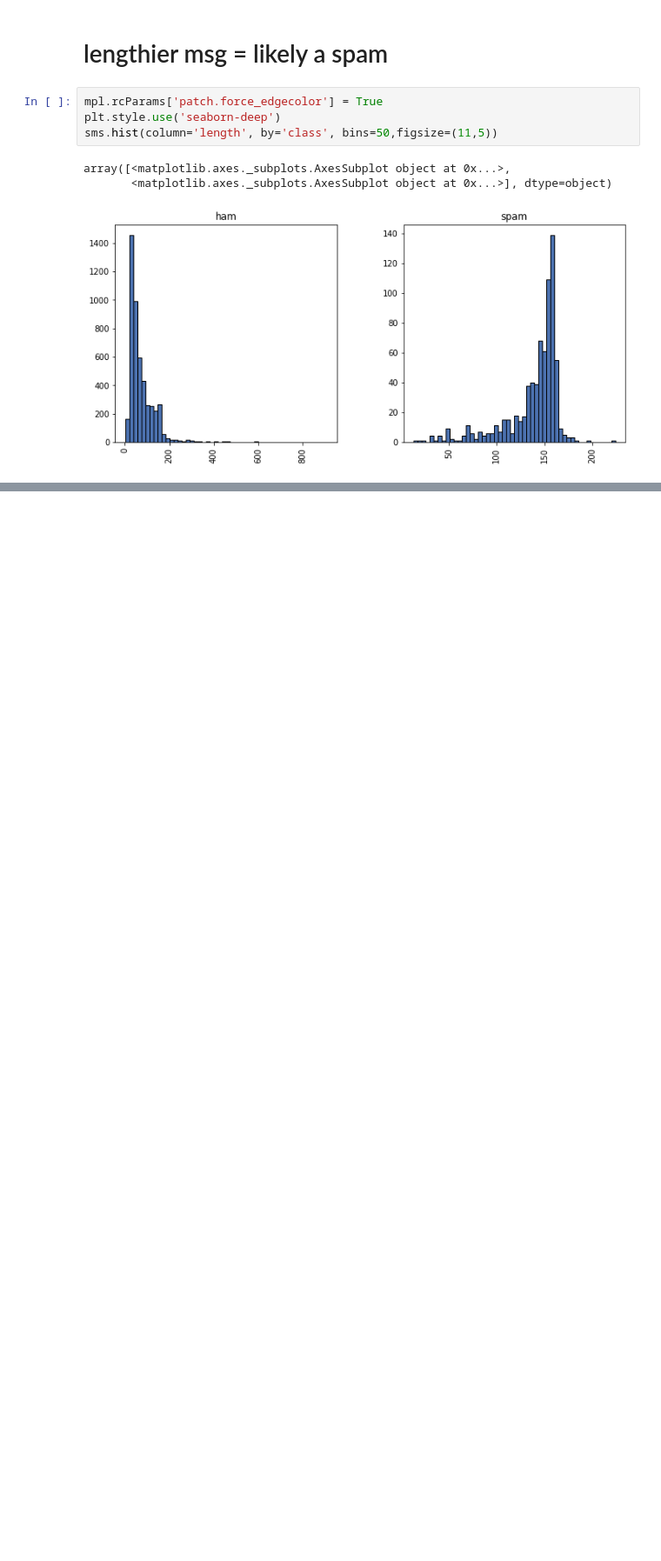
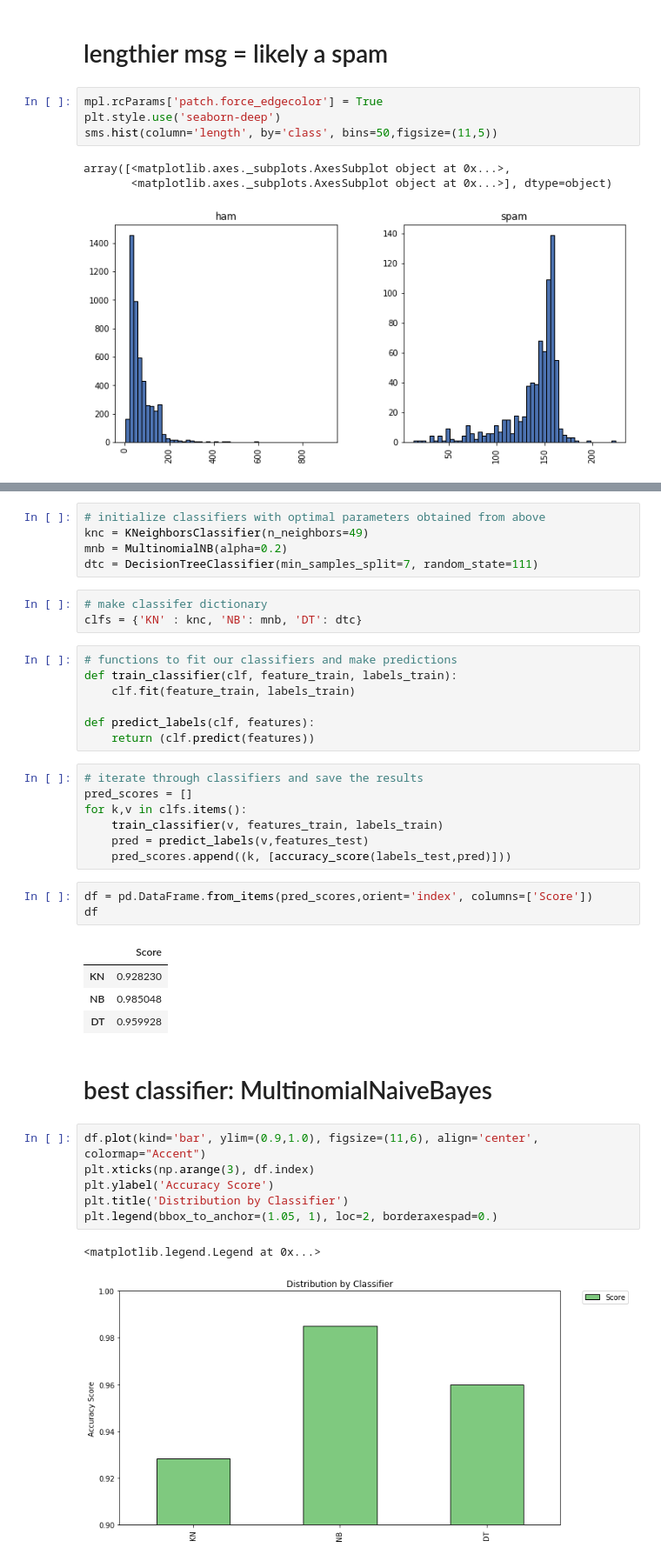
Before and after one commit to rachitrawat/SpamShield, a Jupyter notebook: main.ipynb, the cells around one changed output, grey strips where cells are left out. Shown: that part at 87% size. Cells and saved outputs as stored; diff of their text form; blank space fills up the shorter version.

```diff
--- a/main.ipynb
+++ b/main.ipynb
@@ -58,0 +154,41 @@ array([<matplotlib.axes._subplots.AxesSubplot object at 0x...>,
+# %%
+# initialize classifiers with optimal parameters obtained from above
+knc = KNeighborsClassifier(n_neighbors=49)
+mnb = MultinomialNB(alpha=0.2)
+dtc = DecisionTreeClassifier(min_samples_split=7, random_state=111)
+# %%
+# make classifer dictionary
+clfs = {'KN' : knc, 'NB': mnb, 'DT': dtc}
+# %%
+# functions to fit our classifiers and make predictions
+def train_classifier(clf, feature_train, labels_train):
+    clf.fit(feature_train, labels_train)
+
+def predict_labels(clf, features):
+    return (clf.predict(features))
+# %%
+# iterate through classifiers and save the results
+pred_scores = []
+for k,v in clfs.items():
+    train_classifier(v, features_train, labels_train)
+    pred = predict_labels(v,features_test)
+    pred_scores.append((k, [accuracy_score(labels_test,pred)]))
+# %%
+df = pd.DataFrame.from_items(pred_scores,orient='index', columns=['Score'])
+df
+# %% [output]
+|  | Score |
+| KN | 0.928230 |
+| NB | 0.985048 |
+| DT | 0.959928 |
+# %% [markdown]
+# best classifier: MultinomialNaiveBayes
+# %%
+df.plot(kind='bar', ylim=(0.9,1.0), figsize=(11,6), align='center', colormap="Accent")
+plt.xticks(np.arange(3), df.index)
+plt.ylabel('Accuracy Score')
+plt.title('Distribution by Classifier')
+plt.legend(bbox_to_anchor=(1.05, 1), loc=2, borderaxespad=0.)
+# %% [output]
+<matplotlib.legend.Legend at 0x...>
+[figure, added]
```
Also changed, not shown: parts of 20 cells of this notebook.
